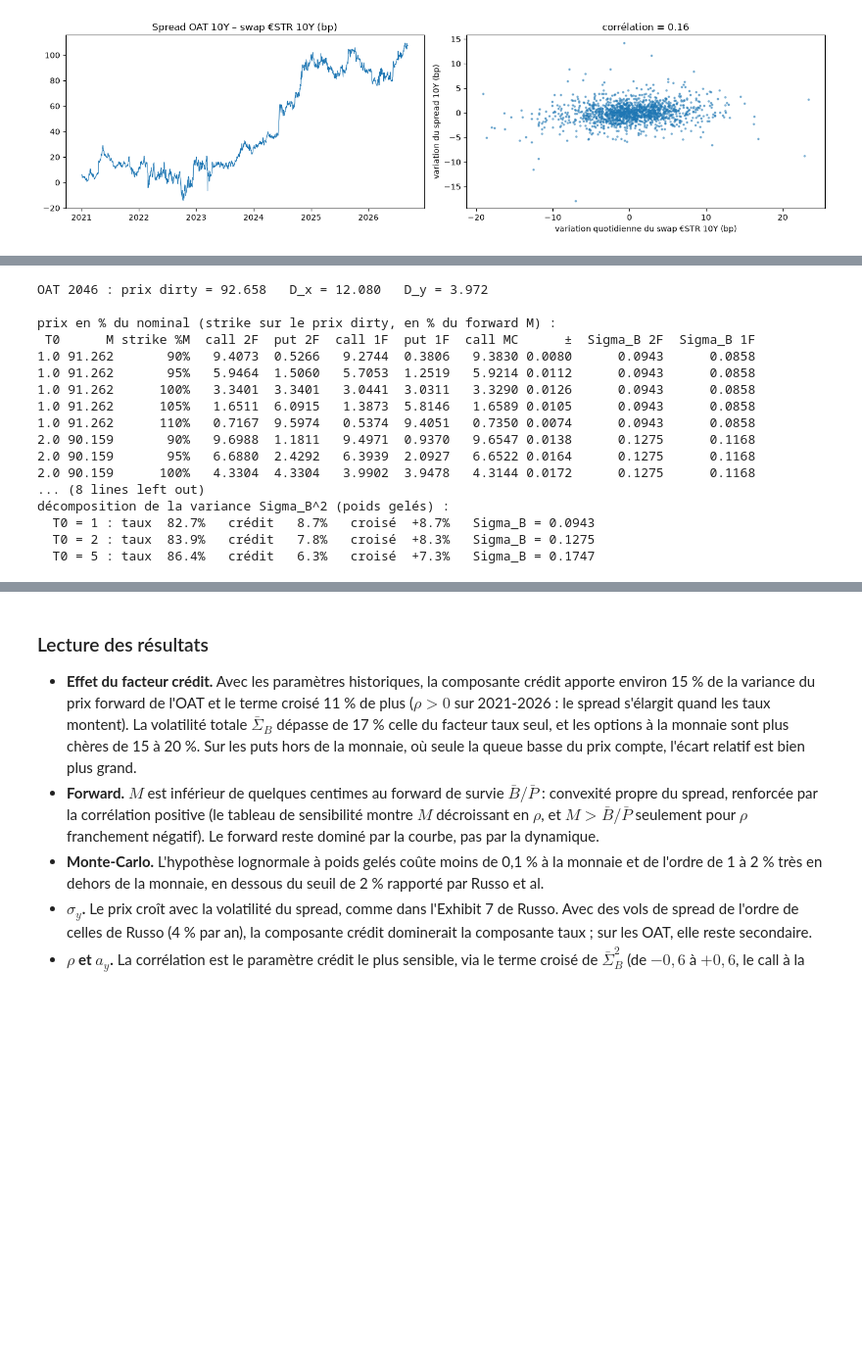
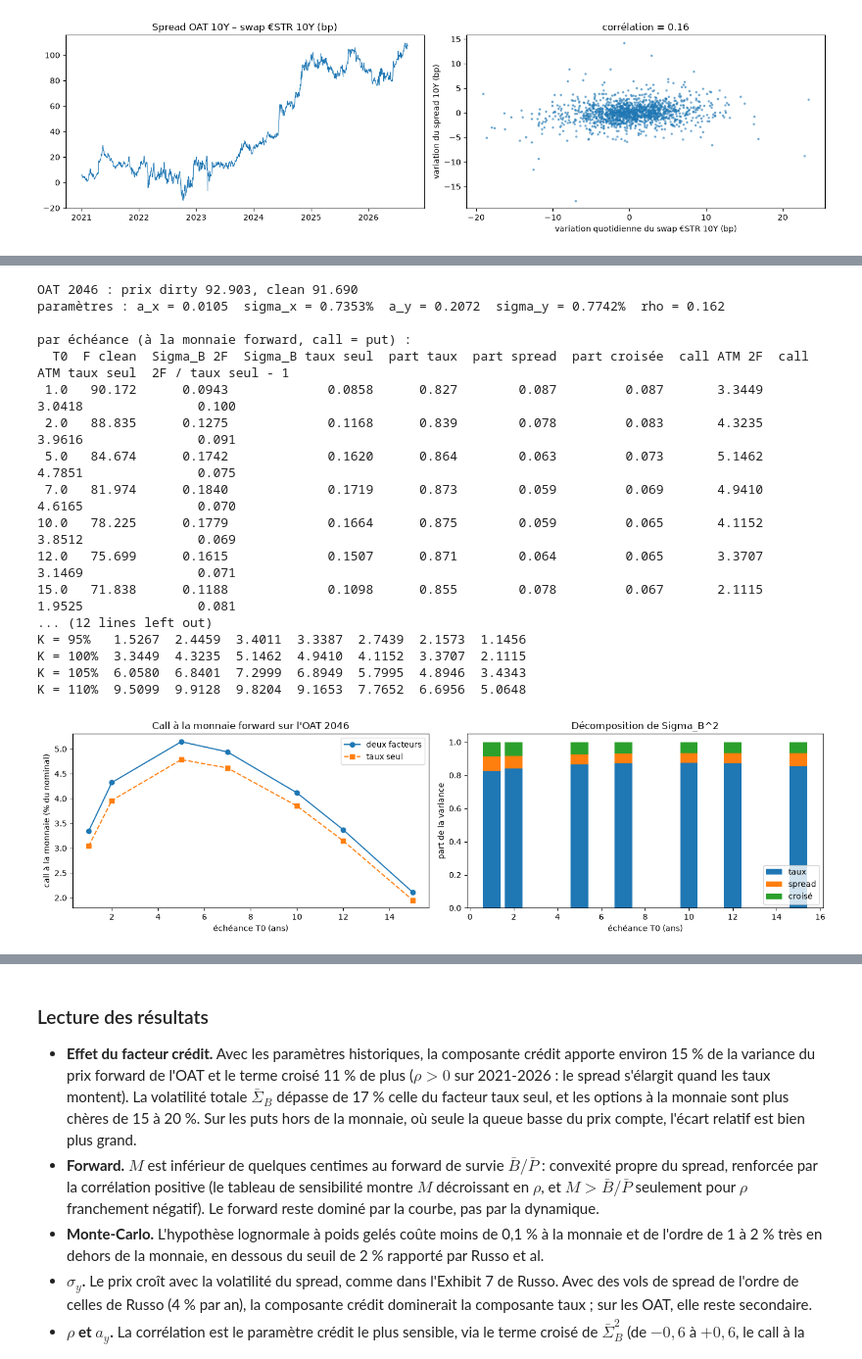
Before and after one commit to alexisdantzikian/BondOptionPricer, a Jupyter notebook: main/oat_option_pricer.ipynb, the cells around one changed output, grey strips where cells are left out. Shown at 98% size. Saved outputs shown, nothing was run; the diff lists cells and outputs as text; code cells hidden in the pictures; blank space fills up the shorter version.

```diff
--- a/main/oat_option_pricer.ipynb
+++ b/main/oat_option_pricer.ipynb
@@ -1559,41 +1609,54 @@ Puis $\rho$ et $a_y$.
 # %%
 m_1f = hw2f_model(curve, risky, replace(p_cal, s_y=1e-12))
-print(f"OAT 2046 : prix dirty = {m_cal.bond_price(0, oat46, 0, 0) * 100:.3f}   D_x = {m_cal.durations(0, oat46, 0, 0)[0]:.3f}   D_y = {m_cal.durations(0, oat46, 0, 0)[1]:.3f}\n")
+KS = [0.90, 0.95, 1.00, 1.05, 1.10]
+print(f"OAT 2046 : prix dirty {dirty46 * 100:.3f}, clean {(dirty46 - oat46.accrued) * 100:.3f}")
+print(f"paramètres : a_x = {p_cal.a_x:.4f}  sigma_x = {p_cal.s_x:.4%}  a_y = {p_cal.a_y:.4f}  sigma_y = {p_cal.s_y:.4%}  rho = {p_cal.rho:.3f}\n")
+
+# --- 1. par échéance : forward, volatilité, décomposition de la variance, call à la monnaie
 rows = []
-for T0 in [1.0, 2.0, 5.0]:
-    M = m_cal.forward_M(0, T0, oat46)
-    mc_ = hw2f_mc(m_cal, T0, n_paths=400_000, seed=1)
-    parts = m_cal.sigma_B2_parts(0, T0, oat46)
-    for k in [0.90, 0.95, 1.00, 1.05, 1.10]:
-        X = k * M
-        c_mc, ic = mc_.price(oat46, X)
-        rows.append({"T0": T0, "M": M * 100, "strike %M": f"{k:.0%}", "call 2F": m_cal.option(0, T0, oat46, X) * 100, "put 2F": m_cal.option(0, T0, oat46, X, call=False) * 100,
-                     "call 1F": m_1f.option(0, T0, oat46, X) * 100, "put 1F": m_1f.option(0, T0, oat46, X, call=False) * 100,
-                     "call MC": c_mc * 100, "±": ic * 100, "Sigma_B 2F": np.sqrt(sum(parts)), "Sigma_B 1F": np.sqrt(parts[0])})
+for T0, o in opts.items():
+    o1 = oat_option(m_1f, oat46, dirty46, repo, T0)
+    tot = sum(o.parts)
+    rows.append({"T0": T0, "F clean": o.F_clean * 100, "Sigma_B 2F": o.sigma, "Sigma_B taux seul": o1.sigma,
+                 "part taux": o.parts[0] / tot, "part spread": o.parts[1] / tot, "part croisée": o.parts[2] / tot,
+                 "call ATM 2F": o.price(o.F_clean) * 100, "call ATM taux seul": o1.price(o.F_clean) * 100})
 res = pd.DataFrame(rows)
-print("prix en % du nominal (strike sur le prix dirty, en % du forward M) :")
-print(res.round({"M": 3, "call 2F": 4, "put 2F": 4, "call 1F": 4, "put 1F": 4, "call MC": 4, "±": 4, "Sigma_B 2F": 4, "Sigma_B 1F": 4}).to_string(index=False))
+res["2F / taux seul - 1"] = res["call ATM 2F"] / res["call ATM taux seul"] - 1
+print("par échéance (à la monnaie forward, call = put) :")
+print(res.round({"F clean": 3, "Sigma_B 2F": 4, "Sigma_B taux seul": 4, "part taux": 3, "part spread": 3, "part croisée": 3,
+                 "call ATM 2F": 4, "call ATM taux seul": 4, "2F / taux seul - 1": 3}).to_string(index=False))
 
-print("\ndécomposition de la variance Sigma_B^2 (poids gelés) :")
-for T0 in [1.0, 2.0, 5.0]:
-    parts = m_cal.sigma_B2_parts(0, T0, oat46); tot = sum(parts)
-    print(f"  T0 = {T0:.0f} : taux {parts[0] / tot:6.1%}   crédit {parts[1] / tot:6.1%}   croisé {parts[2] / tot:+6.1%}   Sigma_B = {np.sqrt(tot):.4f}")
+# --- 2. grille de strikes, modèle à deux facteurs
+for nom, call in [("calls", True), ("puts", False)]:
+    tab = pd.DataFrame({f"{T0:g} ans": [o.price(k * o.F_clean, call) * 100 for k in KS] for T0, o in opts.items()}, index=[f"K = {k:.0%}" for k in KS])
+    print(f"\n{nom} (modèle 2F, strike clean en % du forward clean) :")
+    print(tab.round(4).to_string())
+
+fig, ax = plt.subplots(1, 2, figsize=(14, 4))
+ax[0].plot(res["T0"], res["call ATM 2F"], "o-", label="deux facteurs"); ax[0].plot(res["T0"], res["call ATM taux seul"], "s--", label="taux seul")
+ax[0].set_xlabel("échéance T0 (ans)"); ax[0].set_ylabel("call à la monnaie (% du nominal)"); ax[0].legend(); ax[0].set_title("Call à la monnaie forward sur l'OAT 2046")
+ax[1].bar(res["T0"], res["part taux"], label="taux")
+ax[1].bar(res["T0"], res["part spread"], bottom=res["part taux"], label="spread")
+ax[1].bar(res["T0"], res["part croisée"], bottom=res["part taux"] + res["part spread"], label="croisé")
+ax[1].set_xlabel("échéance T0 (ans)"); ax[1].set_ylabel("part de la variance"); ax[1].legend(); ax[1].set_title("Décomposition de Sigma_B^2")
+plt.tight_layout(); plt.show()
 # %% [output]
-OAT 2046 : prix dirty = 92.658   D_x = 12.080   D_y = 3.972
+OAT 2046 : prix dirty 92.903, clean 91.690
+paramètres : a_x = 0.0105  sigma_x = 0.7353%  a_y = 0.2072  sigma_y = 0.7742%  rho = 0.162
 
-prix en % du nominal (strike sur le prix dirty, en % du forward M) :
- T0      M strike %M  call 2F  put 2F  call 1F  put 1F  call MC      ±  Sigma_B 2F  Sigma_B 1F
-1.0 91.262       90%   9.4073  0.5266   9.2744  0.3806   9.3830 0.0080      0.0943      0.0858
-1.0 91.262       95%   5.9464  1.5060   5.7053  1.2519   5.9214 0.0112      0.0943      0.0858
-1.0 91.262      100%   3.3401  3.3401   3.0441  3.0311   3.3290 0.0126      0.0943      0.0858
-1.0 91.262      105%   1.6511  6.0915   1.3873  5.8146   1.6589 0.0105      0.0943      0.0858
-1.0 91.262      110%   0.7167  9.5974   0.5374  9.4051   0.7350 0.0074      0.0943      0.0858
-2.0 90.159       90%   9.6988  1.1811   9.4971  0.9370   9.6547 0.0138      0.1275      0.1168
-2.0 90.159       95%   6.6880  2.4292   6.3939  2.0927   6.6522 0.0164      0.1275      0.1168
-2.0 90.159      100%   4.3304  4.3304   3.9902  3.9478   4.3144 0.0172      0.1275      0.1168
-... (8 lines left out)
-décomposition de la variance Sigma_B^2 (poids gelés) :
-  T0 = 1 : taux  82.7%   crédit   8.7%   croisé  +8.7%   Sigma_B = 0.0943
-  T0 = 2 : taux  83.9%   crédit   7.8%   croisé  +8.3%   Sigma_B = 0.1275
-  T0 = 5 : taux  86.4%   crédit   6.3%   croisé  +7.3%   Sigma_B = 0.1747
+par échéance (à la monnaie forward, call = put) :
+  T0  F clean  Sigma_B 2F  Sigma_B taux seul  part taux  part spread  part croisée  call ATM 2F  call ATM taux seul  2F / taux seul - 1
+ 1.0   90.172      0.0943             0.0858      0.827        0.087         0.087       3.3449              3.0418               0.100
+ 2.0   88.835      0.1275             0.1168      0.839        0.078         0.083       4.3235              3.9616               0.091
+ 5.0   84.674      0.1742             0.1620      0.864        0.063         0.073       5.1462              4.7851               0.075
+ 7.0   81.974      0.1840             0.1719      0.873        0.059         0.069       4.9410              4.6165               0.070
+10.0   78.225      0.1779             0.1664      0.875        0.059         0.065       4.1152              3.8512               0.069
+12.0   75.699      0.1615             0.1507      0.871        0.064         0.065       3.3707              3.1469               0.071
+15.0   71.838      0.1188             0.1098      0.855        0.078         0.067       2.1115              1.9525               0.081
+... (12 lines left out)
+K = 95%   1.5267  2.4459  3.4011  3.3387  2.7439  2.1573  1.1456
+K = 100%  3.3449  4.3235  5.1462  4.9410  4.1152  3.3707  2.1115
+K = 105%  6.0580  6.8401  7.2999  6.8949  5.7995  4.8946  3.4343
+K = 110%  9.5099  9.9128  9.8204  9.1653  7.7652  6.6956  5.0648
+[figure, added]
 # %%
```
Also changed, not shown: parts of 13 cells of this notebook.
